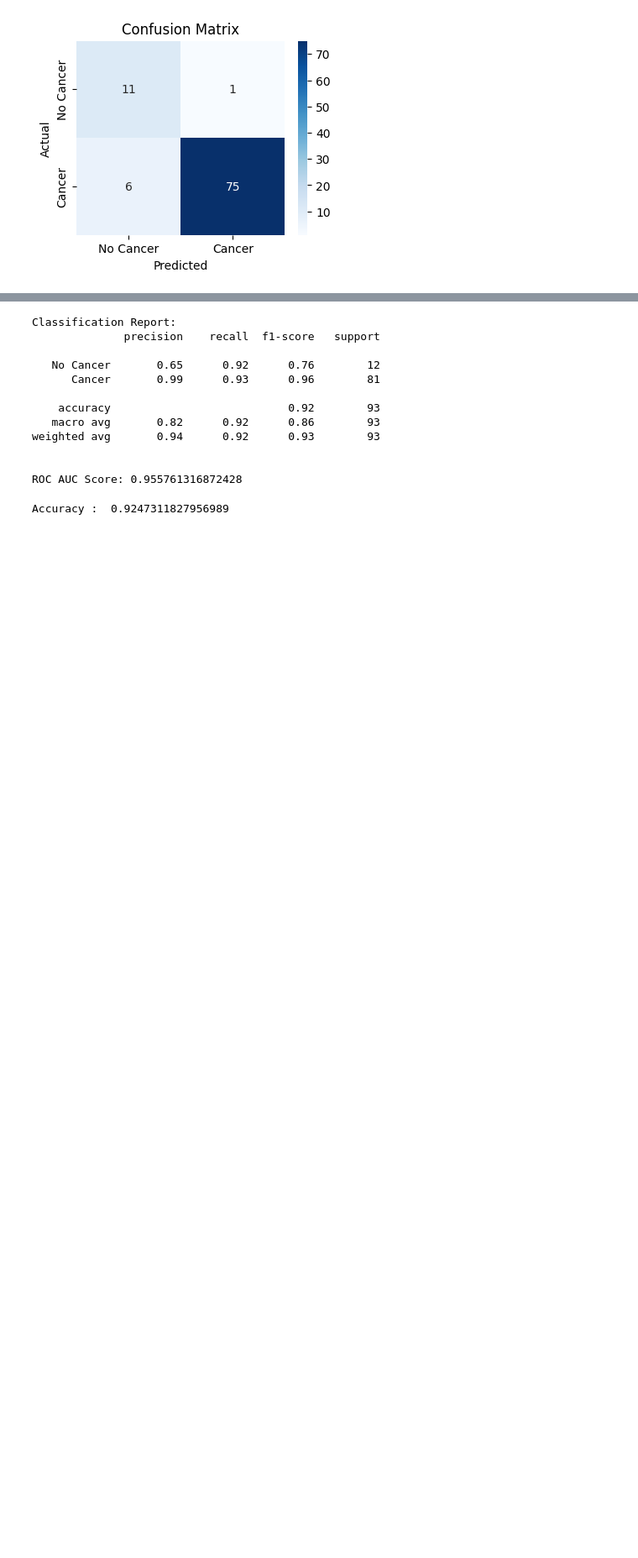
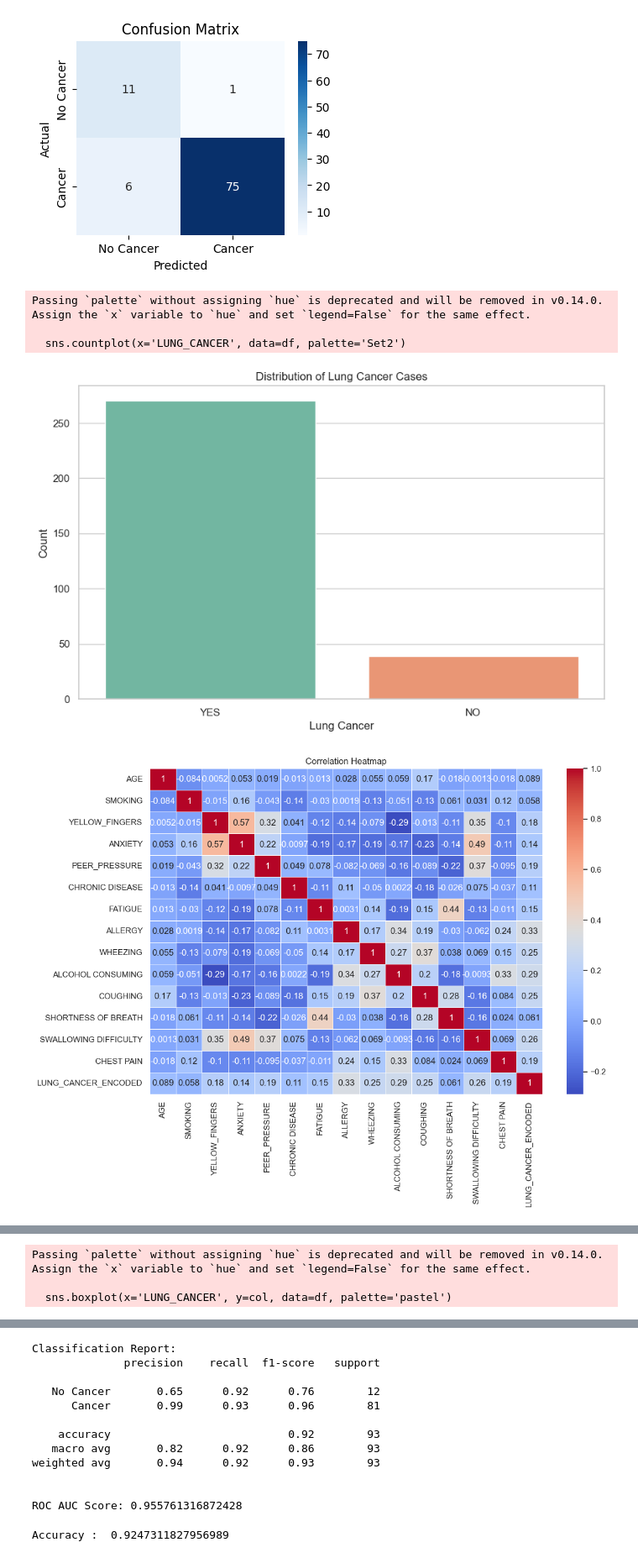
Before and after one commit to sahil-devhub/Lung-risk-alert-system, a Jupyter notebook: model_training.ipynb, the cells around one changed output, grey strips where cells are left out. Shown at 84% size. Cells and saved outputs as stored; diff of their text form; code cells hidden in the pictures; blank space fills up the shorter version.

```diff
--- a/model_training.ipynb
+++ b/model_training.ipynb
@@ -9,7 +9,7 @@ import pickle
 import matplotlib.pyplot as plt
 import seaborn as sns
 # %%
-df = pd.read_csv(r"C:\Users\Welcome\Downloads\NeoLung-main\Dataset\survey lung cancer.csv")
+df = pd.read_csv(r"D:\my project\Lung Cancer Predictor\Dataset\survey lung cancer.csv")
 # %%
 print("Dataset shape:", df.shape)
 print("\nSample data:")
@@ -145,3 +140,77 @@ plt.title('Confusion Matrix')
 plt.show()
 # %% [output]
 [figure]
+# %%
+import matplotlib.pyplot as plt
+import seaborn as sns
+
+# Set plot style
+sns.set(style="whitegrid")
+plt.rcParams["figure.figsize"] = (10, 6)
+
+# 1. Target Class Distribution
+sns.countplot(x='LUNG_CANCER', data=df, palette='Set2')
+plt.title('Distribution of Lung Cancer Cases')
+plt.xlabel('Lung Cancer')
+plt.ylabel('Count')
+plt.show()
+
+# 2. Correlation Heatmap
+plt.figure(figsize=(12, 8))
+corr = df.corr(numeric_only=True)
+sns.heatmap(corr, annot=True, cmap='coolwarm', linewidths=0.5)
+plt.title('Correlation Heatmap')
+plt.show()
+
+# 3. Feature Distributions
+df.drop(['LUNG_CANCER', 'LUNG_CANCER_ENCODED'], axis=1).hist(bins=15, figsize=(15, 10), layout=(5, 5))
+plt.suptitle('Feature Distributions')
+plt.tight_layout()
+plt.show()
+
+# 4. Boxplots grouped by target
+for col in df.drop(['LUNG_CANCER', 'LUNG_CANCER_ENCODED'], axis=1).columns:
+    plt.figure()
+    sns.boxplot(x='LUNG_CANCER', y=col, data=df, palette='pastel')
+    plt.title(f'{col} vs Lung Cancer')
+    plt.show()
+
+# 5. Confusion Matrix
+from sklearn.metrics import confusion_matrix, ConfusionMatrixDisplay
+
+# Assume y_test and y_pred already defined from model
+# Example:
+# y_pred = model.predict(X_test)
+
+# Update these if needed
+# y_test = ...
+# y_pred = ...
+
+cm = confusion_matrix(y_test, y_pred)
+disp = ConfusionMatrixDisplay(confusion_matrix=cm, display_labels=label_encoder.classes_)
+disp.plot(cmap='Blues')
+plt.title("Confusion Matrix")
+plt.show()
+
+# 6. Feature Importance (Random Forest)
+model = RandomForestClassifier()
+model.fit(X, y)
+
+importances = model.feature_importances_
+features = X.columns
+
+# Sort feature importance
+feat_df = pd.DataFrame({'Feature': features, 'Importance': importances})
+feat_df = feat_df.sort_values(by='Importance', ascending=False)
+
+# Plot feature importance
+sns.barplot(x='Importance', y='Feature', data=feat_df, palette='viridis')
+plt.title('Feature Importance (Random Forest)')
+plt.tight_layout()
+plt.show()
+# %% [output]
+Passing `palette` without assigning `hue` is deprecated and will be removed in v0.14.0. Assign the `x` variable to `hue` and set `legend=False` for the same effect.
+
+  sns.countplot(x='LUNG_CANCER', data=df, palette='Set2')
+[figure, added]
+[figure, added]
@@ -147,0 +218,3 @@ plt.show()
+Passing `palette` without assigning `hue` is deprecated and will be removed in v0.14.0. Assign the `x` variable to `hue` and set `legend=False` for the same effect.
+
+  sns.boxplot(x='LUNG_CANCER', y=col, data=df, palette='pastel')
```
Also changed, not shown: parts of 2 cells of this notebook, 8 other files.
